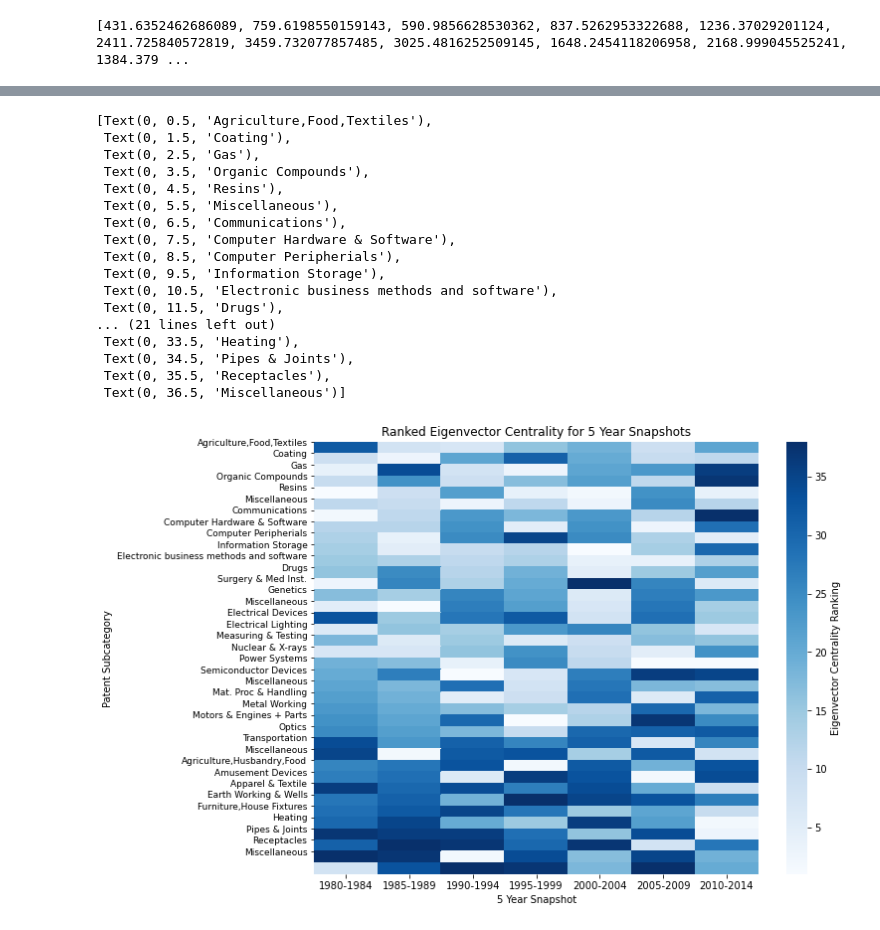
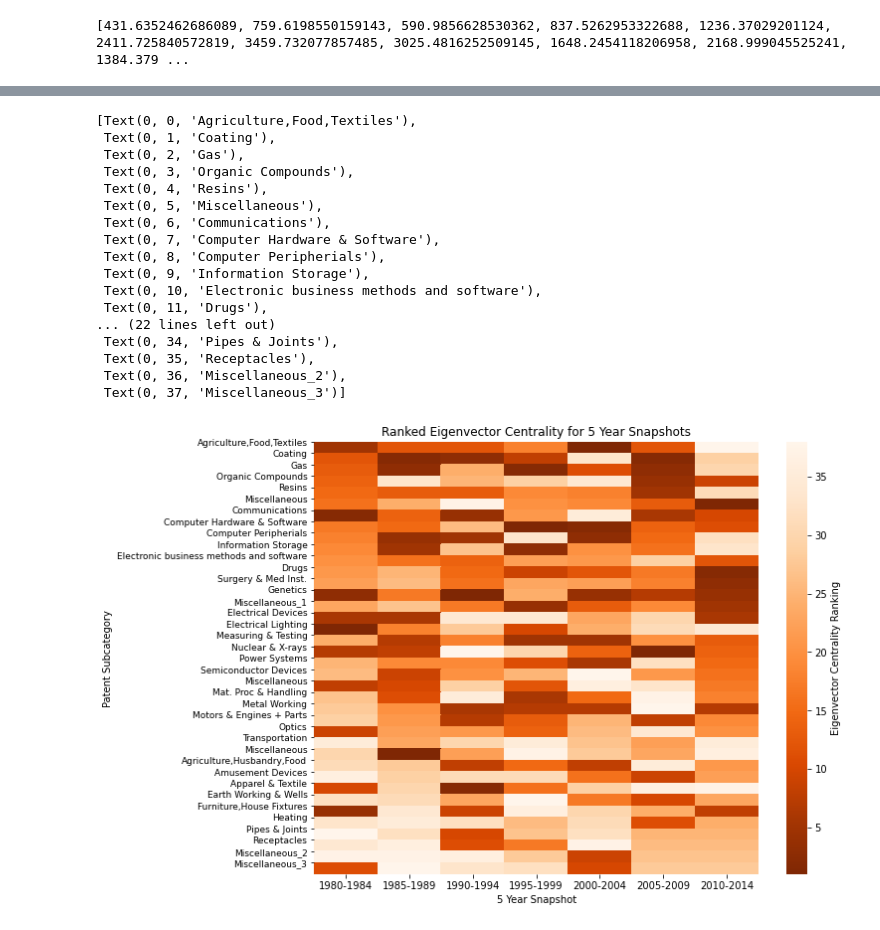
Before and after one commit to yniu87/PatentNetwork, a Jupyter notebook: networkx centralities.ipynb, the cells around one changed output, grey strips where cells are left out. Drawn from its saved outputs; the diff is of its cells as text; code cells hidden in the pictures.

```diff
--- a/networkx centralities.ipynb
+++ b/networkx centralities.ipynb
@@ -183,35 +186,35 @@ evc_plot.set_yticklabels(subcategories.title,
 # %%
 figure(figsize=(10, 8))
 ranked = new[['ranked_evc1980', 'ranked_evc1985','ranked_evc1990','ranked_evc1995','ranked_evc2000','ranked_evc2005','ranked_evc2010']].copy()
 ranked_evc_plot = sns.heatmap(ranked,
                               xticklabels=['1980-1984','1985-1989','1990-1994','1995-1999','2000-2004','2005-2009','2010-2014'],
-                              cmap="Blues",
+                              cmap="Oranges_r",
                               cbar_kws={'label': 'Eigenvector Centrality Ranking'})
 ranked_evc_plot.set(title='Ranked Eigenvector Centrality for 5 Year Snapshots',
                     xlabel="5 Year Snapshot",
                     ylabel = "Patent Subcategory")
-ranked_evc_plot.set_yticks(range(0,37))
+ranked_evc_plot.set_yticks(range(0,38))
 ranked_evc_plot.set_yticklabels(subcategories.title,
                                 size = 9)
 # %% [output]
-[Text(0, 0.5, 'Agriculture,Food,Textiles'),
- Text(0, 1.5, 'Coating'),
- Text(0, 2.5, 'Gas'),
- Text(0, 3.5, 'Organic Compounds'),
- Text(0, 4.5, 'Resins'),
- Text(0, 5.5, 'Miscellaneous'),
- Text(0, 6.5, 'Communications'),
- Text(0, 7.5, 'Computer Hardware & Software'),
- Text(0, 8.5, 'Computer Peripherials'),
- Text(0, 9.5, 'Information Storage'),
- Text(0, 10.5, 'Electronic business methods and software'),
- Text(0, 11.5, 'Drugs'),
-... (21 lines left out)
- Text(0, 33.5, 'Heating'),
- Text(0, 34.5, 'Pipes & Joints'),
- Text(0, 35.5, 'Receptacles'),
- Text(0, 36.5, 'Miscellaneous')]
+[Text(0, 0, 'Agriculture,Food,Textiles'),
+ Text(0, 1, 'Coating'),
+ Text(0, 2, 'Gas'),
+ Text(0, 3, 'Organic Compounds'),
+ Text(0, 4, 'Resins'),
+ Text(0, 5, 'Miscellaneous'),
+ Text(0, 6, 'Communications'),
+ Text(0, 7, 'Computer Hardware & Software'),
+ Text(0, 8, 'Computer Peripherials'),
+ Text(0, 9, 'Information Storage'),
+ Text(0, 10, 'Electronic business methods and software'),
+ Text(0, 11, 'Drugs'),
+... (22 lines left out)
+ Text(0, 34, 'Pipes & Joints'),
+ Text(0, 35, 'Receptacles'),
+ Text(0, 36, 'Miscellaneous_2'),
+ Text(0, 37, 'Miscellaneous_3')]
-[figure, old version]
+[figure, new version]
 # %%
 #Maximum and minimum evc values
 max_value = max(evc.values())
```
Also changed, not shown: parts of 3 cells of this notebook, 1 other file.
